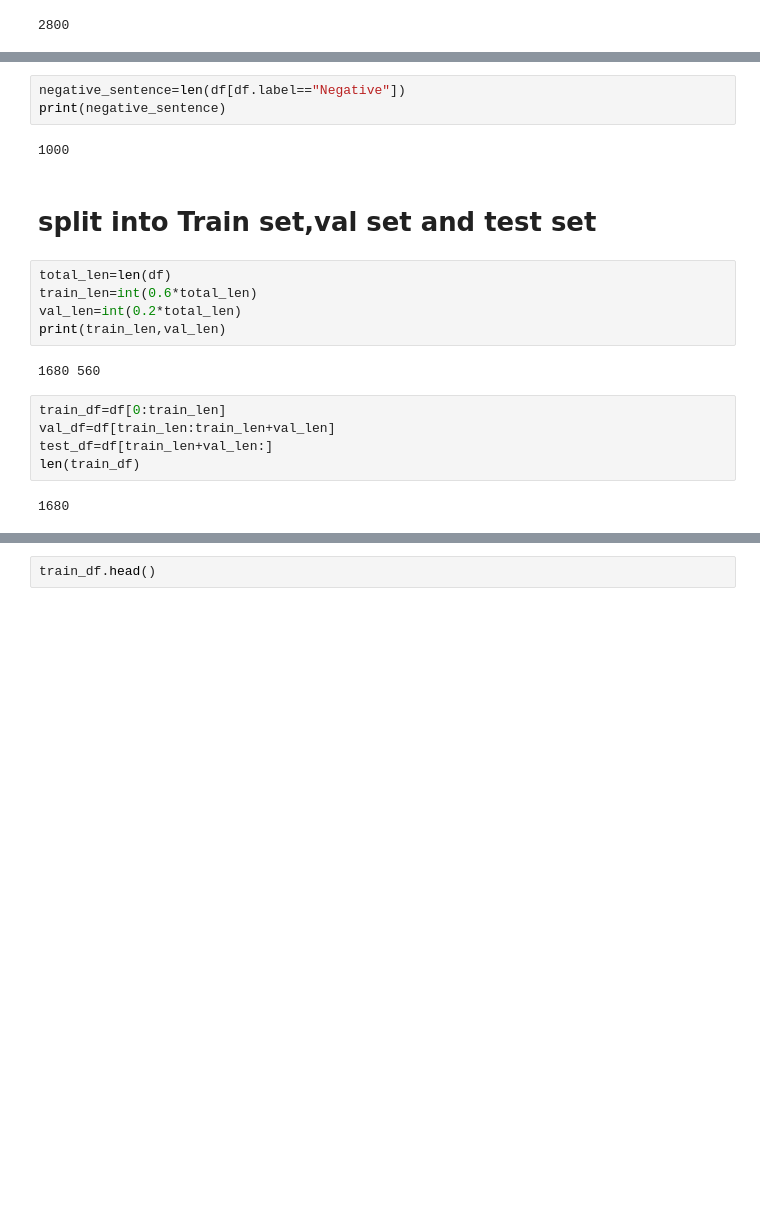
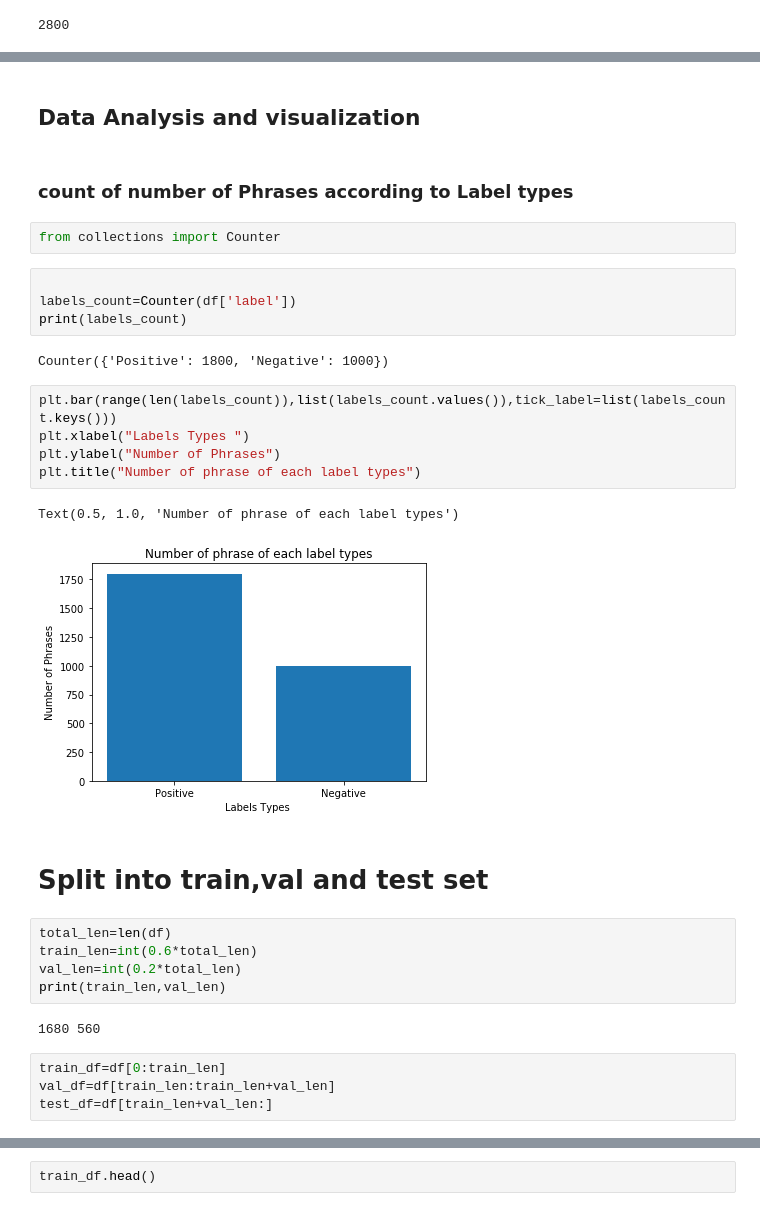
Before and after one commit to rachanakafle/Linear-and-Logistic-Regression, a Jupyter notebook: logistic regression.ipynb, the cells around one changed output, grey strips where cells are left out. Cells and saved outputs as stored; diff of their text form; blank space fills up the shorter version.

```diff
--- a/logistic regression.ipynb
+++ b/logistic regression.ipynb
@@ -26,10 +21,25 @@ print(positive_sentence)
-# %%
-negative_sentence=len(df[df.label=="Negative"])
-print(negative_sentence)
-# %% [output]
-1000
+# %% [markdown]
+## Data Analysis and visualization
+# %% [markdown]
+### count of number of Phrases according to Label types
+# %%
+from collections import Counter
+# %%
+
+labels_count=Counter(df['label'])
+print(labels_count)
+# %% [output]
+Counter({'Positive': 1800, 'Negative': 1000})
+# %%
+plt.bar(range(len(labels_count)),list(labels_count.values()),tick_label=list(labels_count.keys()))
+plt.xlabel("Labels Types ")
+plt.ylabel("Number of Phrases")
+plt.title("Number of phrase of each label types")
+# %% [output]
+Text(0.5, 1.0, 'Number of phrase of each label types')
+[figure, added]
 # %% [markdown]
-#  split into Train set,val set and test set
+# Split into train,val and test set
 # %%
 total_len=len(df)
 train_len=int(0.6*total_len)
@@ -41,7 +51,4 @@ print(train_len,val_len)
 train_df=df[0:train_len]
 val_df=df[train_len:train_len+val_len]
 test_df=df[train_len+val_len:]
-len(train_df)
-# %% [output]
-1680
 # %%
```
Also changed, not shown: parts of 45 cells of this notebook, 1 other file.
